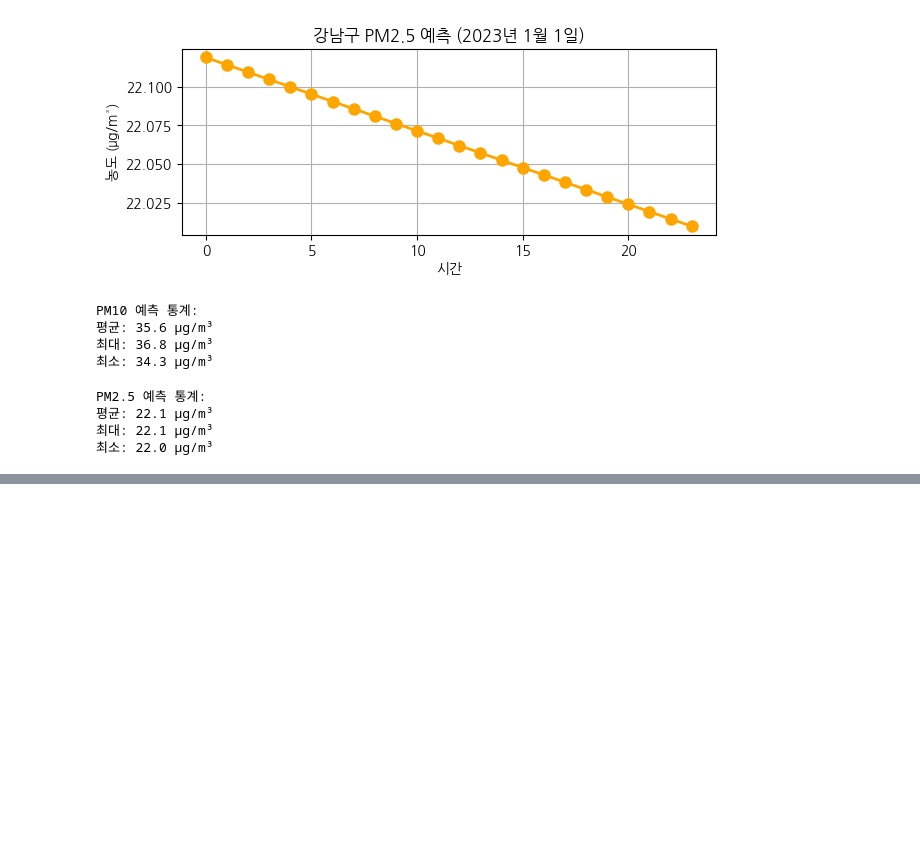
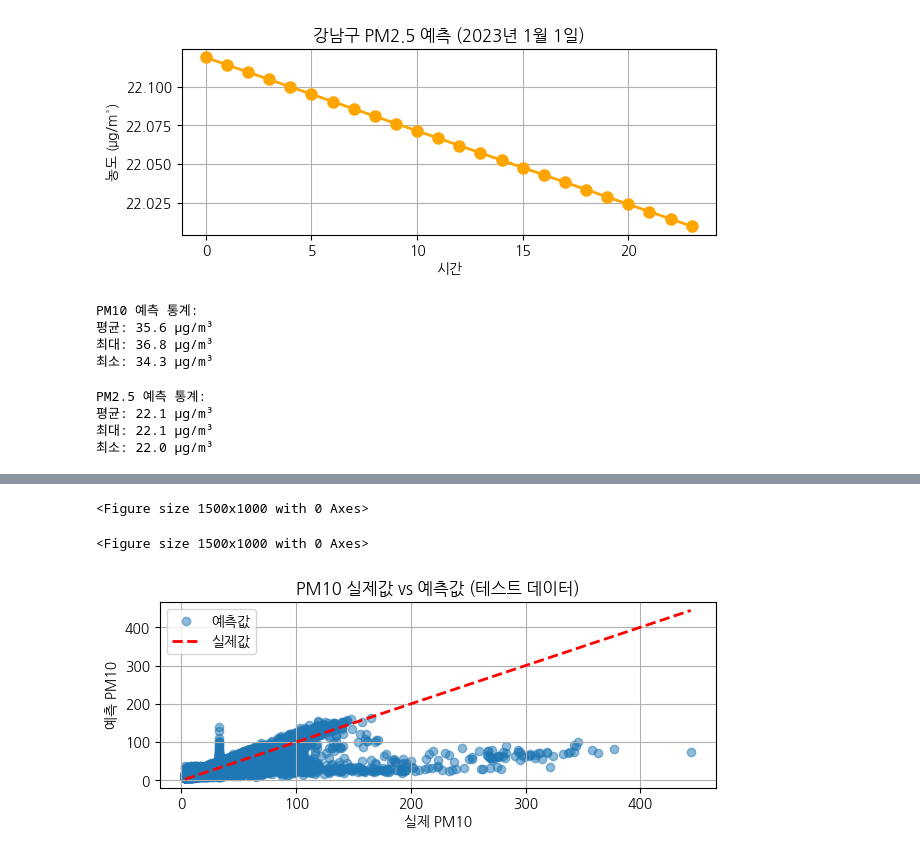
Before and after one commit to 98jiyong/AIProject, a Jupyter notebook: 20250106.ipynb, the cells around one changed output, grey strips where cells are left out. Cells and saved outputs as stored; diff of their text form; code cells hidden in the pictures; blank space fills up the shorter version.

```diff
--- a/20250106.ipynb
+++ b/20250106.ipynb
@@ -274,0 +297,22 @@ hourly_predictions = pd.DataFrame({
+# %%
+# 실제값과 예측값 비교 시각화 (테스트 데이터 기준)
+plt.figure(figsize=(15, 10))
+# %% [output]
+<Figure size 1500x1000 with 0 Axes>
+<Figure size 1500x1000 with 0 Axes>
+# %%
+# PM10 비교
+plt.subplot(2, 1, 1)
+plt.scatter(y_test_pm10, y_pred_pm10, alpha=0.5, label='예측값')
+plt.plot([y_test_pm10.min(), y_test_pm10.max()],
+        [y_test_pm10.min(), y_test_pm10.max()],
+        'r--', lw=2, label='실제값')
+plt.xlabel('실제 PM10')
+plt.ylabel('예측 PM10')
+plt.title('PM10 실제값 vs 예측값 (테스트 데이터)')
+plt.grid(True)
+plt.tight_layout()
+plt.legend()
+plt.show()
+# %% [output]
+[figure, added]
```
Also changed, not shown: parts of 18 cells of this notebook, 5 other files.
